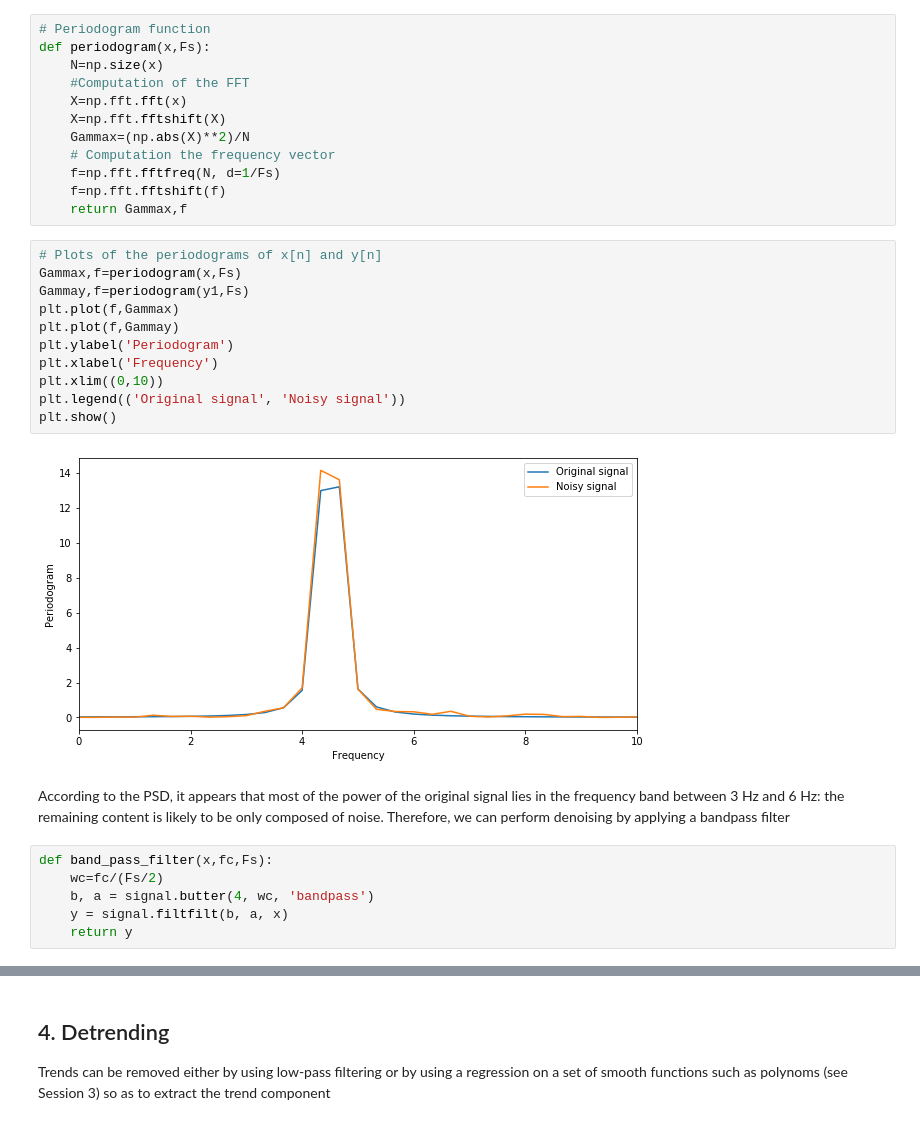
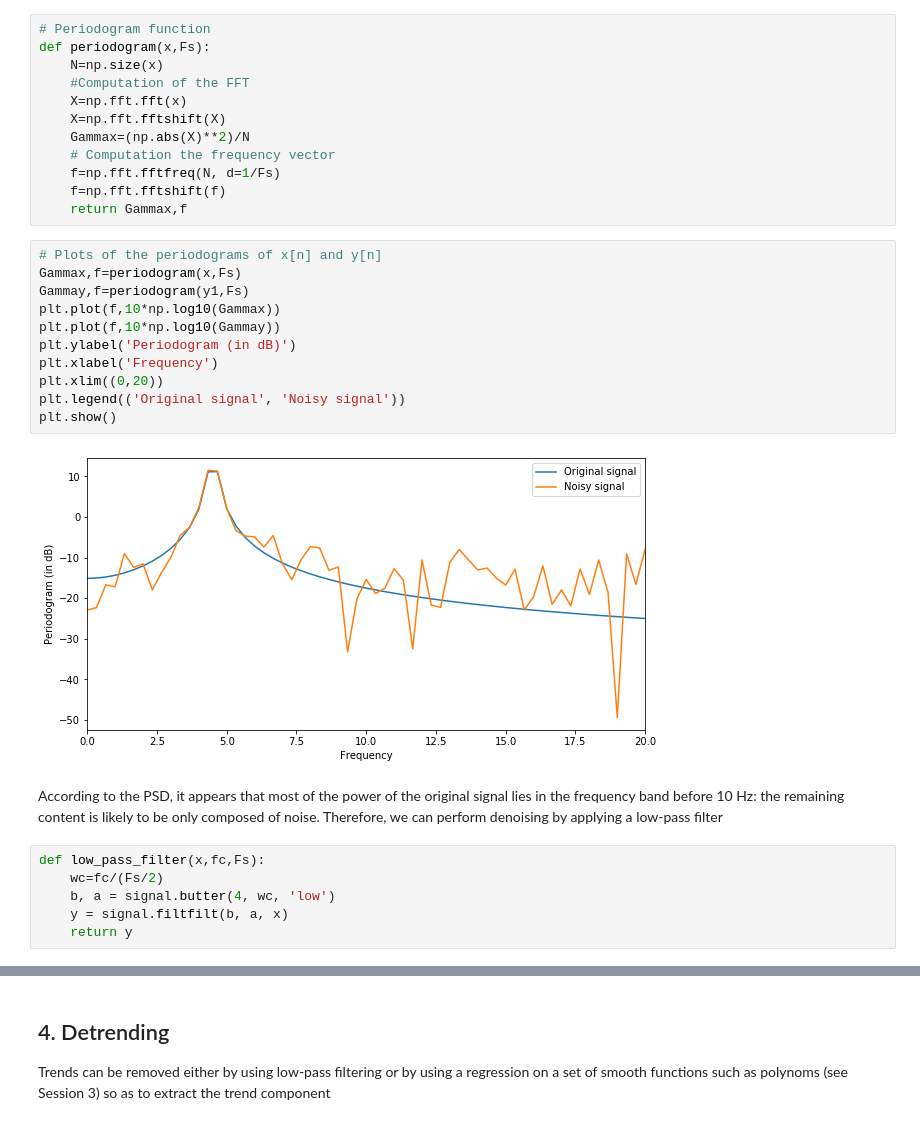
Before and after one commit to oudre/parcoursIA, a Jupyter notebook: Session5.ipynb, the cells around one changed output, grey strips where cells are left out. Saved outputs shown, nothing was run; the diff lists cells and outputs as text.

```diff
--- a/Session5.ipynb
+++ b/Session5.ipynb
@@ -84,22 +84,22 @@ def periodogram(x,Fs):
 # %%
 # Plots of the periodograms of x[n] and y[n]
 Gammax,f=periodogram(x,Fs)
 Gammay,f=periodogram(y1,Fs)
-plt.plot(f,Gammax)
-plt.plot(f,Gammay)
-plt.ylabel('Periodogram')
+plt.plot(f,10*np.log10(Gammax))
+plt.plot(f,10*np.log10(Gammay))
+plt.ylabel('Periodogram (in dB)')
 plt.xlabel('Frequency')
-plt.xlim((0,10))
+plt.xlim((0,20))
 plt.legend(('Original signal', 'Noisy signal'))
 plt.show()
 # %% [output]
-[figure, old version]
+[figure, new version]
 # %% [markdown]
-According to the PSD, it appears that most of the power of the original signal lies in the frequency band between 3 Hz and 6 Hz: the remaining content is likely to be only composed of noise. Therefore, we can perform denoising by applying a bandpass filter
+According to the PSD, it appears that most of the power of the original signal lies in the frequency band before 10 Hz: the remaining content is likely to be only composed of noise. Therefore, we can perform denoising by applying a low-pass filter
 # %%
-def band_pass_filter(x,fc,Fs):
+def low_pass_filter(x,fc,Fs):
     wc=fc/(Fs/2)
-    b, a = signal.butter(4, wc, 'bandpass')
+    b, a = signal.butter(4, wc, 'low')
     y = signal.filtfilt(b, a, x)
     return y
 # %%
```
Also changed, not shown: parts of 2 cells of this notebook, 8 other files.
